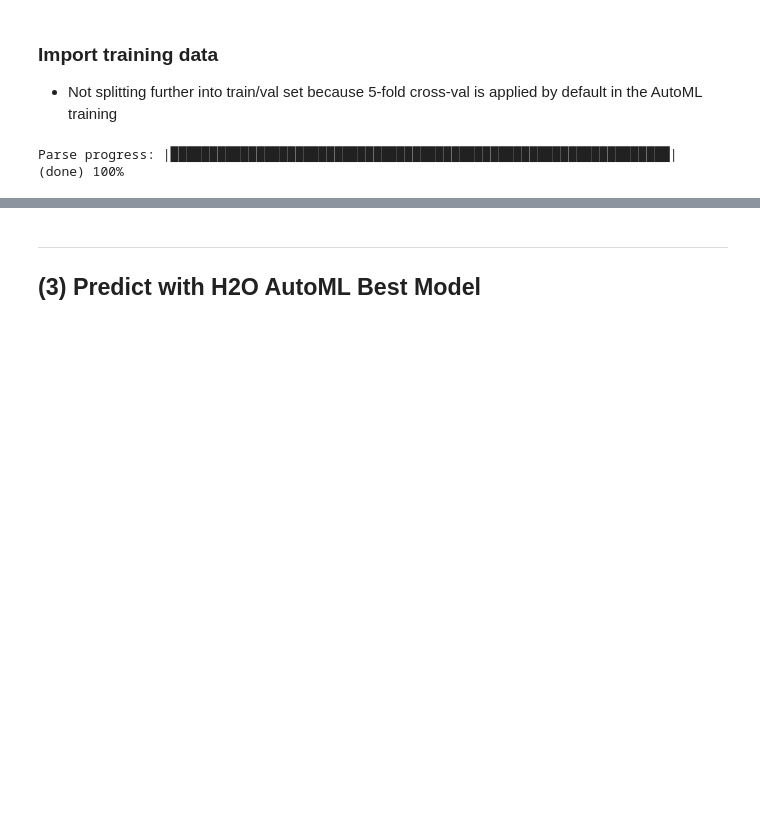
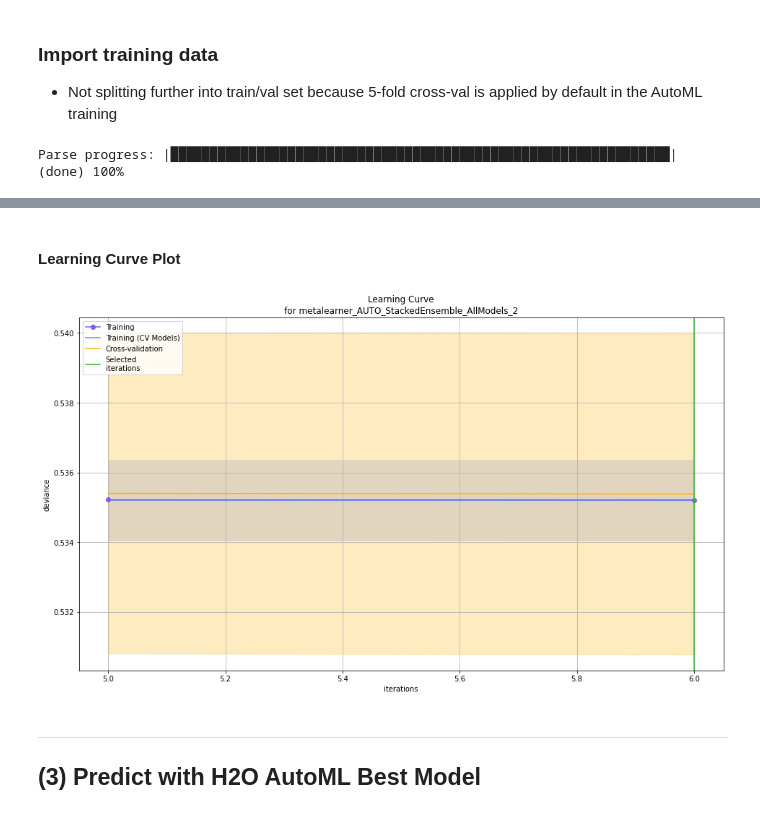
Before and after one commit to aminbenmansour/e2e-insurance-cross-sell-prediction-automl, a Jupyter notebook: 03_H2O_AutoML_with_MLflow.ipynb, the cells around one changed output, grey strips where cells are left out. Drawn from its saved outputs; the diff is of its cells as text; code cells hidden in the pictures; blank space fills up the shorter version.

Commit message:
training

```diff
--- a/03_H2O_AutoML_with_MLflow.ipynb
+++ b/03_H2O_AutoML_with_MLflow.ipynb
@@ -152,0 +163,38 @@ main_frame.head()
+# %%
+# Wrap autoML training with MLflow
+with mlflow.start_run():
+    aml = H2OAutoML(
+                    max_models=13, # Run AutoML for n base models
+                    seed=42,
+                    balance_classes=True, # Our target classes are imbalanced, so we set this to True
+                    sort_metric='logloss', # Sort models by logloss (main metric for multi-classification)
+                    verbosity='info', # Turn on verbose info
+                    exclude_algos = ['GLM', 'DRF'], # Specify which algorithms to exclude
+                   )
+
+    aml.train(x=predictors, y=target, training_frame=main_frame)
+
+    # Set metrics to log
+    mlflow.log_metric("log_loss", aml.leader.logloss())
+    mlflow.log_metric("AUC", aml.leader.auc())
+
+    # Log best model (mlflow.h2o module provides API for logging & loading H2O models)
+    mlflow.h2o.log_model(aml.leader,
+                         artifact_path="model"
+                        )
+
+    model_uri = mlflow.get_artifact_uri("model")
+    print(model_uri)
+
+    # Print and view AutoML Leaderboard
+    lb = get_leaderboard(aml, extra_columns='ALL')
+    print(lb.head(rows=lb.nrows))
+
+    # Get IDs of current experiment run
+    exp_id = experiment.experiment_id
+    run_id = mlflow.active_run().info.run_id
+
+    # Save leaderboard as CSV
+    lb_path = f'mlruns/{exp_id}/{run_id}/artifacts/model/leaderboard.csv'
+    lb.as_data_frame().to_csv(lb_path, index=False)
+    print(f'Leaderboard saved in {lb_path}')
@@ -153,3 +374,10 @@ main_frame.head()
+# %% [markdown]
+#### Learning Curve Plot
+# %%
+# Display learning curve
+learning_curve_plot = aml.leader.learning_curve_plot()
+# %% [output]
+[figure, added]
 # %% [markdown]
 ___
 <a name="predict"></a>
```
Also changed, not shown: parts of 7 cells of this notebook.
